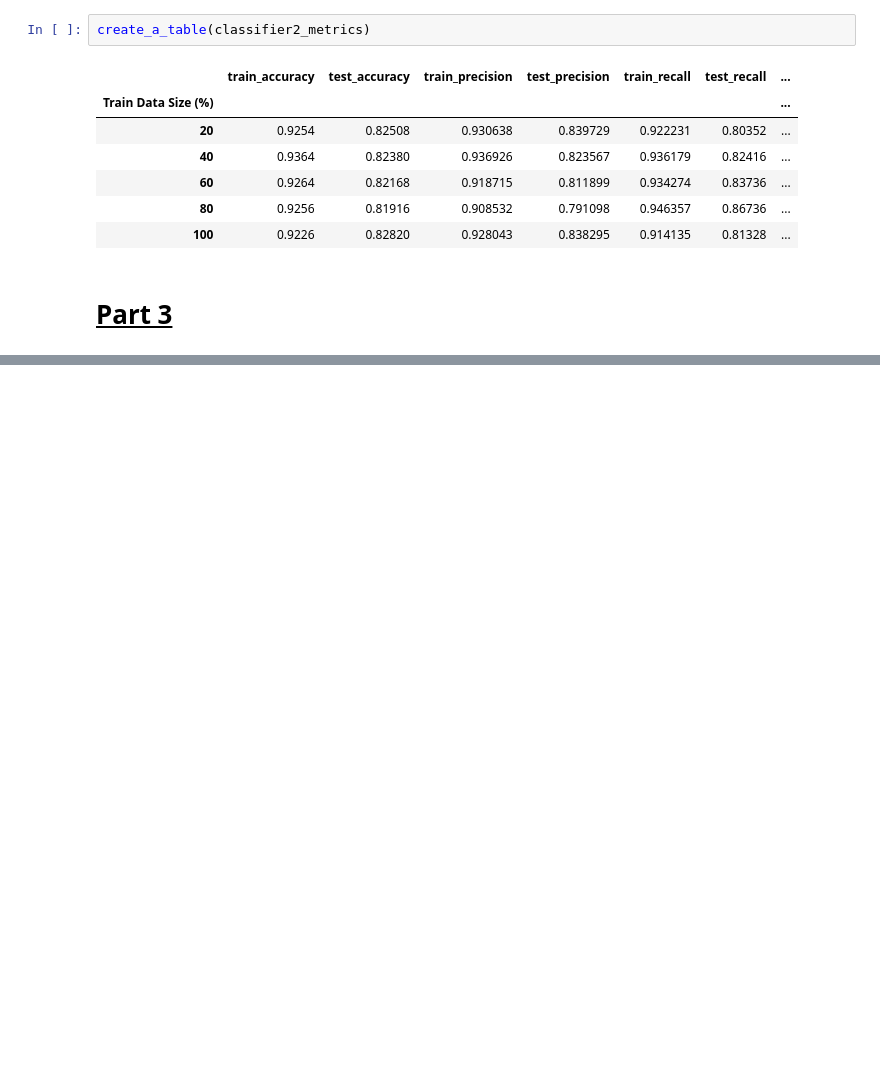
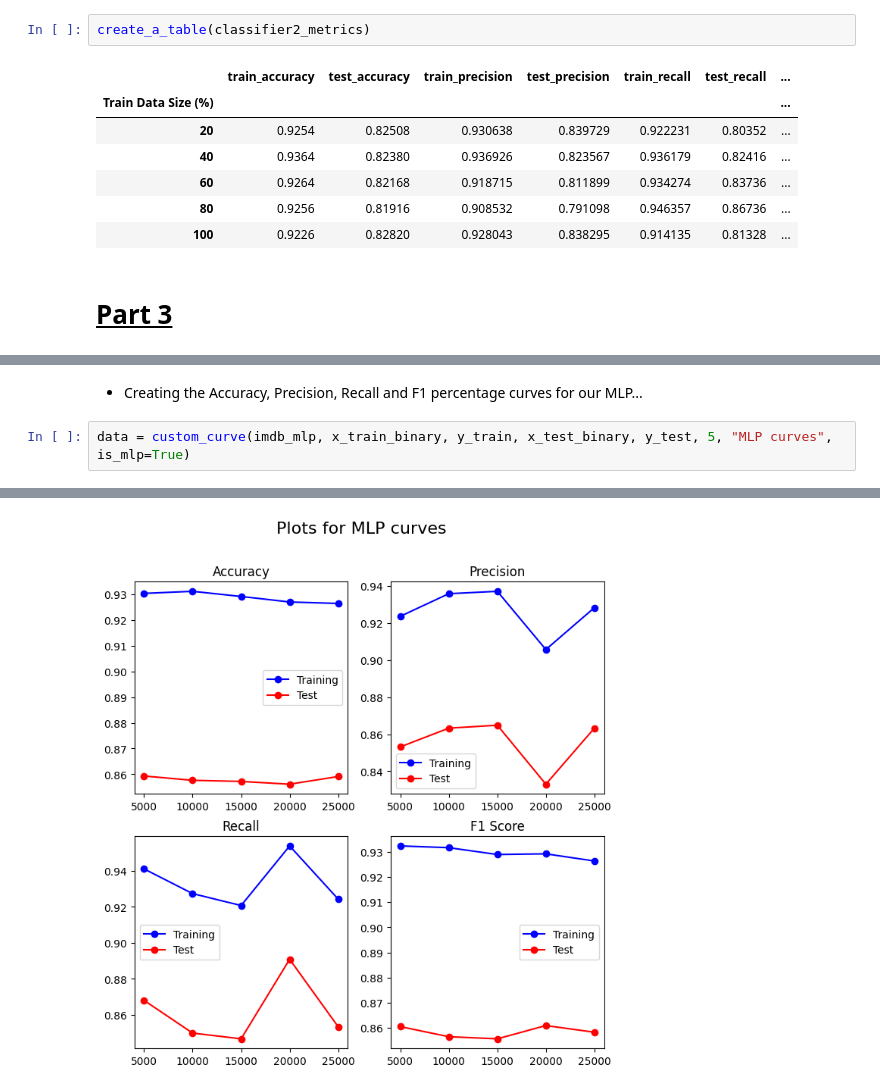
Before and after one commit to OSpyropoulos/IMDb-reviews-classification, a Jupyter notebook: IMDB-reviews-classification.ipynb, the cells around one changed output, grey strips where cells are left out. Saved outputs shown, nothing was run; the diff lists cells and outputs as text; blank space fills up the shorter version.

```diff
--- a/IMDB-reviews-classification.ipynb
+++ b/IMDB-reviews-classification.ipynb
@@ -1405,0 +1285,5 @@ Epoch 5/5
+# %% [markdown]
+* Creating the Accuracy, Precision, Recall and F1 percentage curves for our MLP...
+# %%
+data = custom_curve(imdb_mlp, x_train_binary, y_train, x_test_binary, y_test, 5, "MLP curves", is_mlp=True)
+# %% [output]
@@ -1405,0 +1305 @@ Epoch 5/5
+[figure, added]
```
Also changed, not shown: parts of 21 cells of this notebook.
